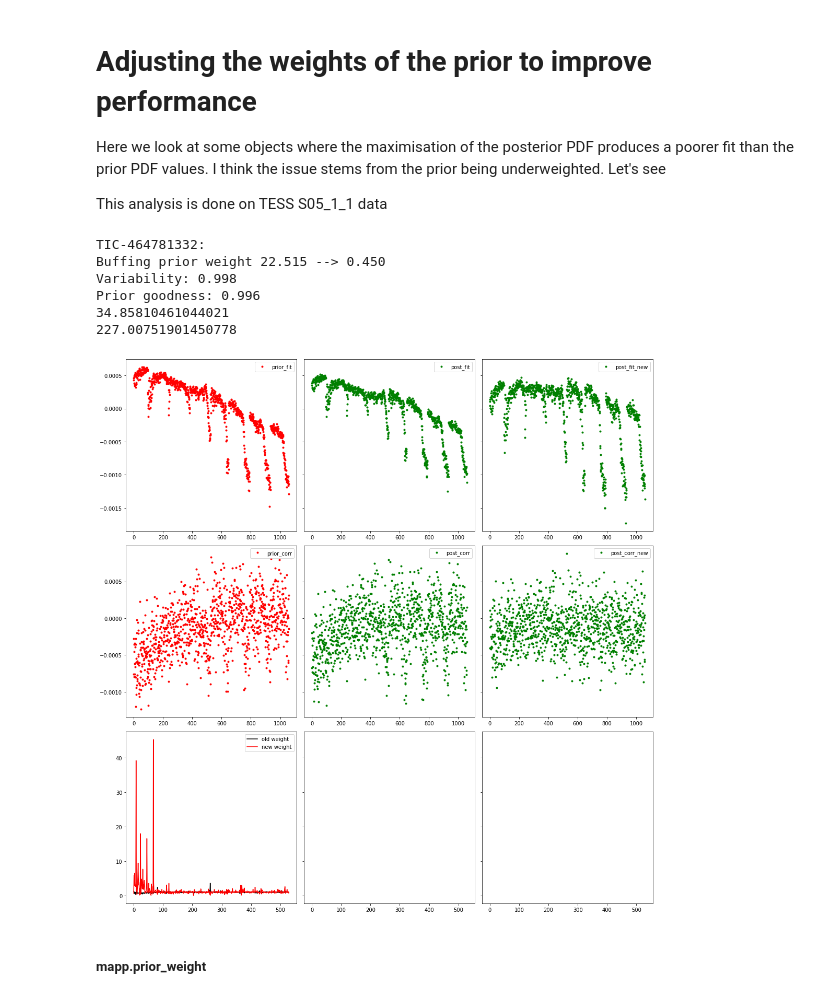
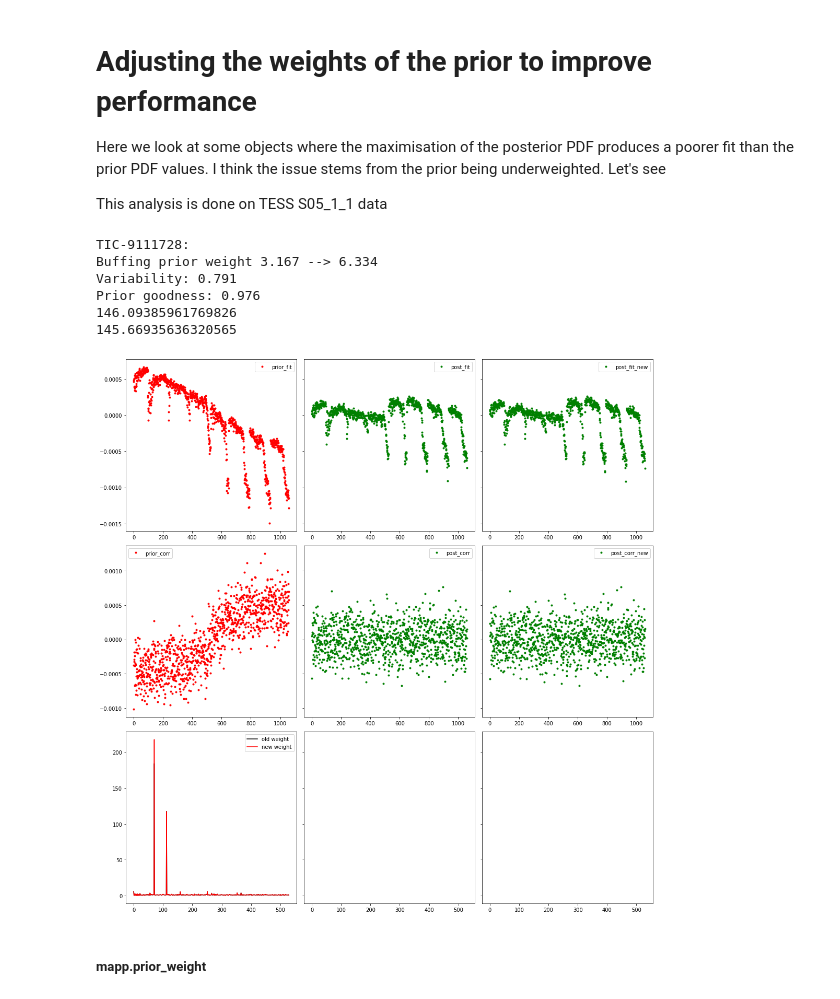
Before and after one commit to jmccormac01/cotrending_tess, a Jupyter notebook: notebooks/adjusting_weights.ipynb, the cells around one changed output. Cells and saved outputs as stored; diff of their text form; code cells hidden in the pictures.

```diff
--- a/notebooks/adjusting_weights.ipynb
+++ b/notebooks/adjusting_weights.ipynb
@@ -14,10 +14,10 @@ import numpy as np
 from scipy.signal import periodogram
 import scipy.optimize as optimization
 # %%
-data_dir = "/Users/jmcc/Desktop/pngs/S05_1_1_more_weight"
+data_dir = "/Users/jmcc/Desktop/pngs/S05_1_1_latest_map"
 os.chdir(data_dir)
 
-tic_ids = [464781332]
+tic_ids = [9111728]
 
 for tic_id in tic_ids:
     mapp_file = f"TIC-{tic_id}_map.pkl"
@@ -49,7 +49,7 @@ for tic_id in tic_ids:
     # now start messing with the prior weights to see if we can find a solution to the prior weighting factor
     old_prior_weight = mapp.prior_weight
 
-    new_prior_weight = old_prior_weight * 0.02
+    new_prior_weight = old_prior_weight * 2
     mapp.prior_weight = new_prior_weight
 
     print(f"TIC-{tic_id}:")
@@ -87,40 +87,40 @@ for tic_id in tic_ids:
     psd_ratio_n = psd_prior / psd_post_n
     sum_ratio_n = np.sum(np.log(psd_ratio_n[psd_ratio_n > 1]**2))
     #sum_ratio_n = np.sum(psd_ratio_n[psd_ratio_n > 1])
     print(sum_ratio_n)
 
     # plot everything together
     fig, ax = plt.subplots(3, 3, figsize=(15, 15), sharex="row", sharey="row")
 
     _ = ax[0, 0].plot(prior_fit, 'r.', label='prior_fit')
     _ = ax[0, 1].plot(post_fit, 'g.', label='post_fit')
     _ = ax[0, 2].plot(post_fit_n, 'g.', label='post_fit_new')
     _ = ax[0, 0].legend()
     _ = ax[0, 1].legend()
     _ = ax[0, 2].legend()
 
     _ = ax[1, 0].plot(corr_prior, 'r.', label='prior_corr')
     _ = ax[1, 1].plot(corr_post, 'g.', label='post_corr')
     _ = ax[1, 2].plot(corr_post_n, 'g.', label='post_corr_new')
     _ = ax[1, 0].legend()
     _ = ax[1, 1].legend()
     _ = ax[1, 2].legend()
 
     _ = ax[2, 0].plot(psd_ratio, 'k-', label="old weight")
     _ = ax[2, 0].plot(psd_ratio_n, 'r-', label="new weight")
     _ = ax[2, 0].legend()
 
     fig.tight_layout()
 
     plt.show()
 # %% [output]
-TIC-464781332:
-Buffing prior weight 22.515 --> 0.450
-Variability: 0.998
-Prior goodness: 0.996
-34.85810461044021
-227.00751901450778
+TIC-9111728:
+Buffing prior weight 3.167 --> 6.334
+Variability: 0.791
+Prior goodness: 0.976
+146.09385961769826
+145.66935636320565
-[figure, old version]
+[figure, new version]
 # %% [markdown]
 ##### mapp.prior_weight
 # %% [markdown]
```
Also changed, not shown: parts of 1 cell of this notebook, 1 other file.
